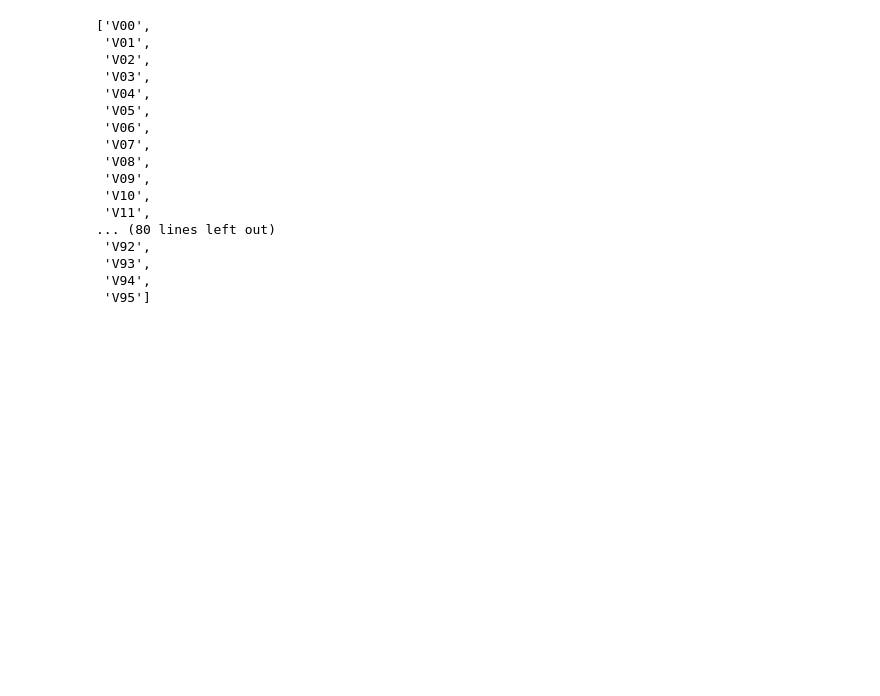
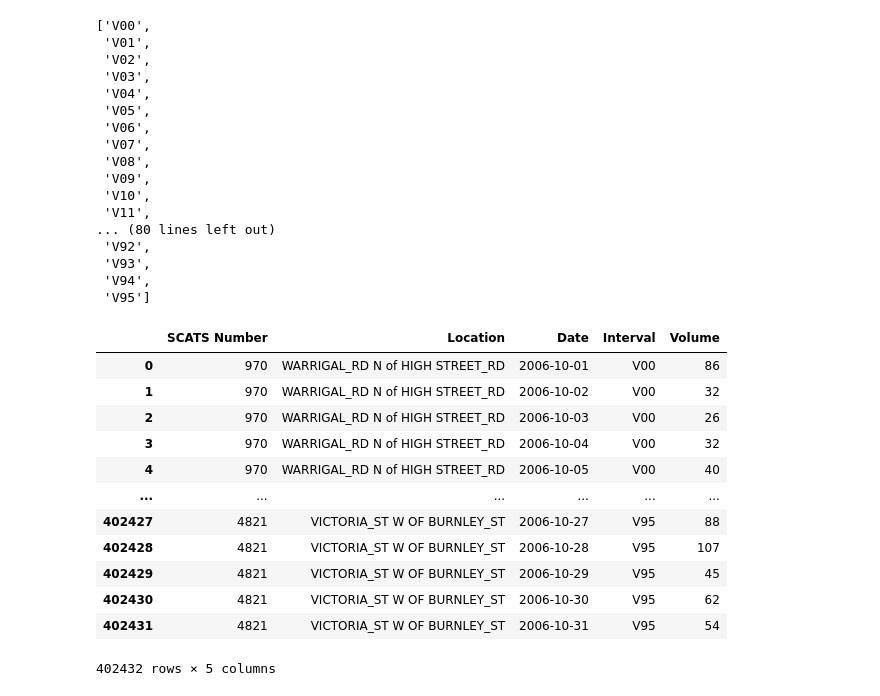
Before and after one commit to Dinith-Thejana/Assignment_2B, a Jupyter notebook: scripts/preprocess.ipynb, the cells around one changed output. Cells and saved outputs as stored; diff of their text form; code cells hidden in the pictures; blank space fills up the shorter version.

```diff
--- a/scripts/preprocess.ipynb
+++ b/scripts/preprocess.ipynb
@@ -4,2 +4,2 @@ import os
 # %%
-df = pd.read_excel(r"..\data\Scats Data October 2006.xls", sheet_name="Data", header=1)
+df = pd.read_csv("../data/Scats Data October 2006.csv", skiprows=[0])
@@ -65,0 +35,17 @@ time_columns
+# %%
+df_m['Date'] = pd.to_datetime(df_m['Date']).dt.date
+df_m
+# %% [output]
+|  | SCATS Number | Location | Date | Interval | Volume |
+| 0 | 970 | WARRIGAL_RD N of HIGH STREET_RD | 2006-10-01 | V00 | 86 |
+| 1 | 970 | WARRIGAL_RD N of HIGH STREET_RD | 2006-10-02 | V00 | 32 |
+| 2 | 970 | WARRIGAL_RD N of HIGH STREET_RD | 2006-10-03 | V00 | 26 |
+| 3 | 970 | WARRIGAL_RD N of HIGH STREET_RD | 2006-10-04 | V00 | 32 |
+| 4 | 970 | WARRIGAL_RD N of HIGH STREET_RD | 2006-10-05 | V00 | 40 |
+| ... | ... | ... | ... | ... | ... |
+| 402427 | 4821 | VICTORIA_ST W OF BURNLEY_ST | 2006-10-27 | V95 | 88 |
+| 402428 | 4821 | VICTORIA_ST W OF BURNLEY_ST | 2006-10-28 | V95 | 107 |
+| 402429 | 4821 | VICTORIA_ST W OF BURNLEY_ST | 2006-10-29 | V95 | 45 |
+| 402430 | 4821 | VICTORIA_ST W OF BURNLEY_ST | 2006-10-30 | V95 | 62 |
+| 402431 | 4821 | VICTORIA_ST W OF BURNLEY_ST | 2006-10-31 | V95 | 54 |
+402432 rows × 5 columns
```
Also changed, not shown: parts of 10 cells of this notebook, 4 other files.
